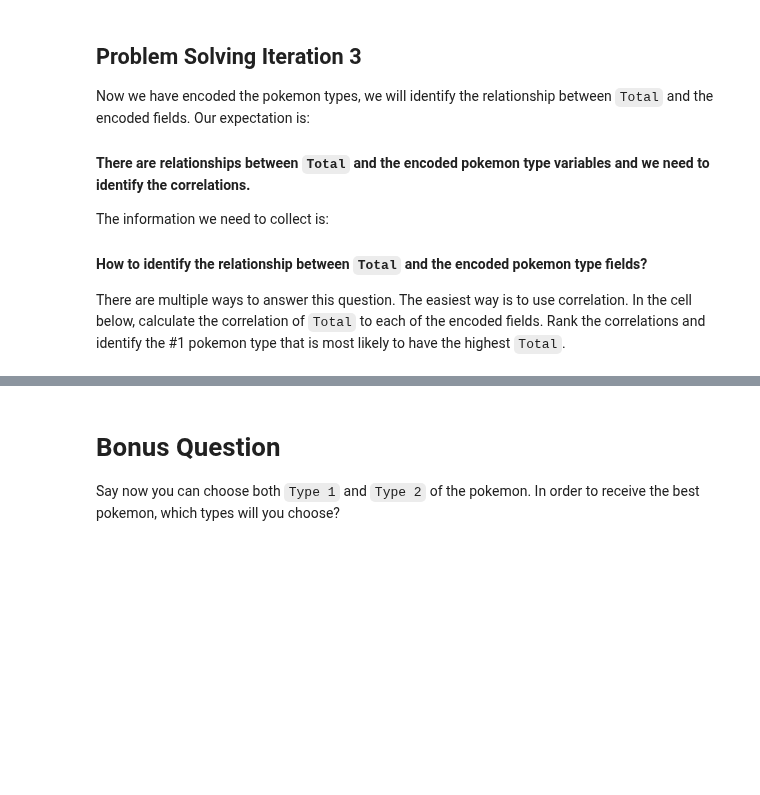
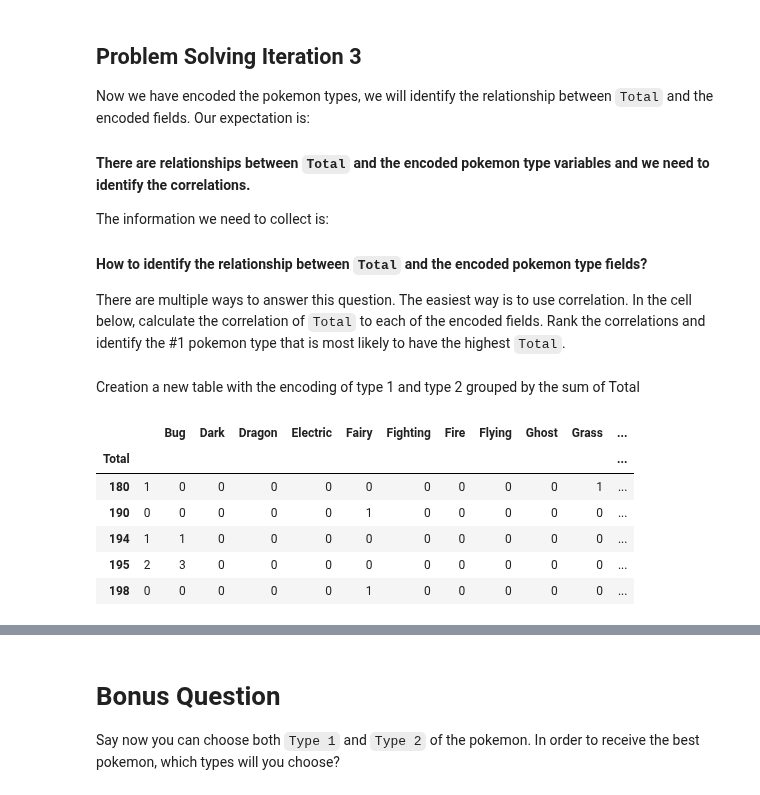
Before and after one commit to ta-data-bcn/lab-df-calculation-and-transformation, a Jupyter notebook: your-code/challenge-2.ipynb, the cells around one changed output, grey strips where cells are left out. Drawn from its saved outputs; the diff is of its cells as text; code cells hidden in the pictures; blank space fills up the shorter version.

```diff
--- a/your-code/challenge-2.ipynb
+++ b/your-code/challenge-2.ipynb
@@ -128,0 +150,15 @@ There are multiple ways to answer this question. The easiest way is to use corre
+# %% [markdown]
+Creation a new table with the encoding of type 1 and type 2 grouped by the sum of Total
+# %%
+#Addition column total to the table where we create the encoding
+encoding_sum['Total'] = pokemon['Total']
+encoding_total = encoding_sum.groupby(encoding_sum.Total).sum()
+encoding_total.head()
+# %% [output]
+|  |  | Bug | Dark | Dragon | Electric | Fairy | Fighting | Fire | Flying | Ghost | Grass | ... |
+| Total |  |  |  |  |  |  |  |  |  |  |  | ... |
+| 180 | 1 | 0 | 0 | 0 | 0 | 0 | 0 | 0 | 0 | 0 | 1 | ... |
+| 190 | 0 | 0 | 0 | 0 | 0 | 1 | 0 | 0 | 0 | 0 | 0 | ... |
+| 194 | 1 | 1 | 0 | 0 | 0 | 0 | 0 | 0 | 0 | 0 | 0 | ... |
+| 195 | 2 | 3 | 0 | 0 | 0 | 0 | 0 | 0 | 0 | 0 | 0 | ... |
+| 198 | 0 | 0 | 0 | 0 | 0 | 1 | 0 | 0 | 0 | 0 | 0 | ... |
```
Also changed, not shown: parts of 23 cells of this notebook.
